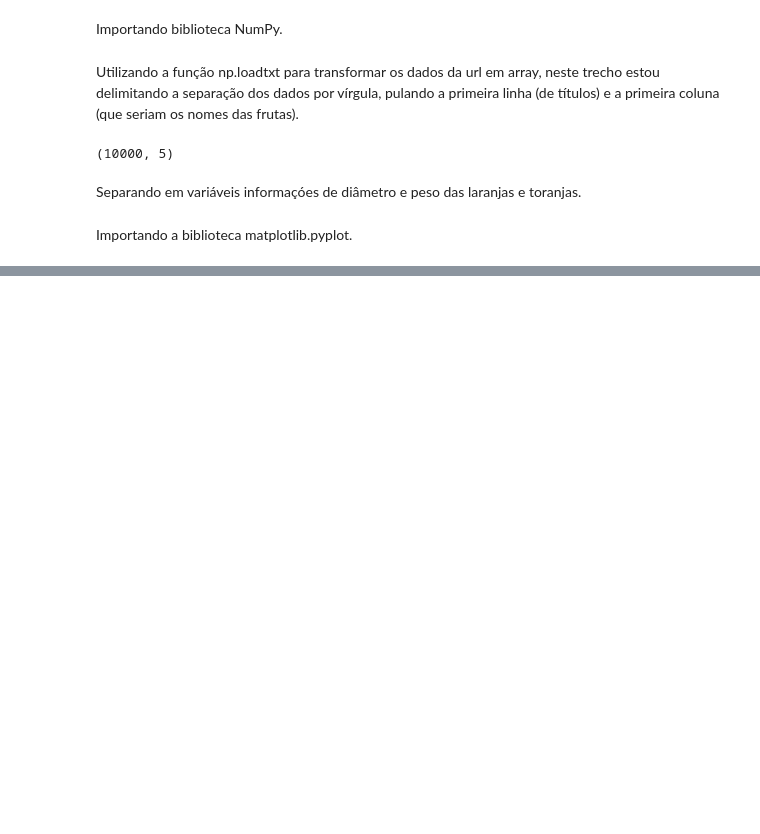
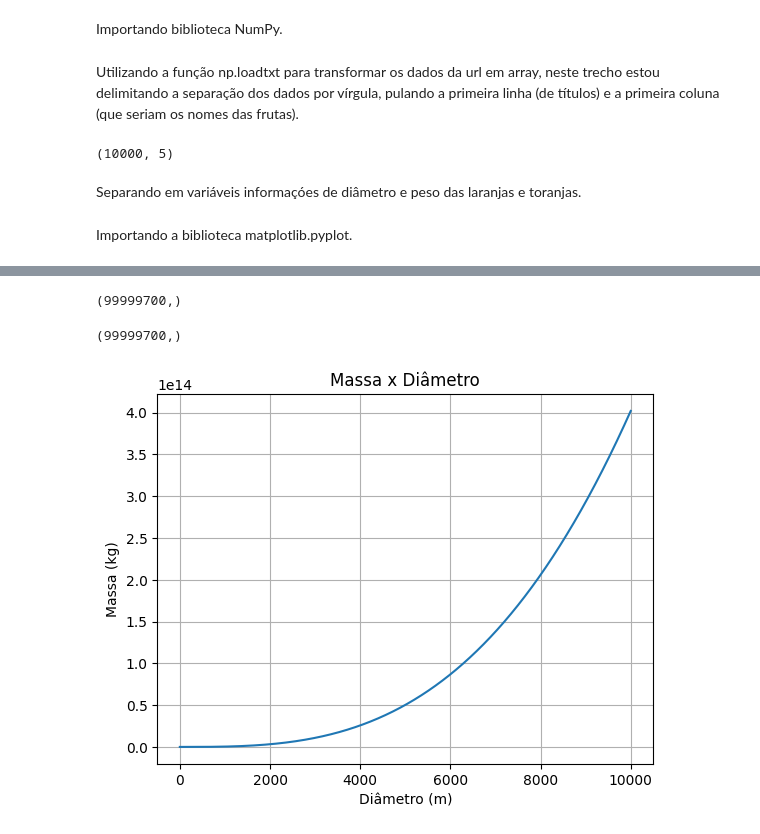
Before and after one commit to semogela/python-licoes, a Jupyter notebook: Exercícios_NumPy.ipynb, the cells around one changed output, grey strips where cells are left out. Drawn from its saved outputs; the diff is of its cells as text; code cells hidden in the pictures; blank space fills up the shorter version.

```diff
--- a/Exercícios_NumPy.ipynb
+++ b/Exercícios_NumPy.ipynb
@@ -38,0 +61,23 @@ plt.legend(['laranja', 'toranja'])
+# %%
+diametro = np.arange(3, 1000000, 0.01)
+diametro.shape
+# %% [output]
+(99999700,)
+# %%
+massa = list(range(len(diametro)))
+for i in range(len(diametro)):
+  massa[i] = 768*(math.pow(diametro[i]/100,3)*np.pi/6)
+
+massa = np.array(massa)
+massa.shape
+# %% [output]
+(99999700,)
+# %%
+plt.plot(diametro/100,massa)
+plt.title('Massa x Diâmetro')
+plt.xlabel('Diâmetro (m)')
+plt.ylabel('Massa (kg)')
+plt.grid()
+plt.show()
+# %% [output]
+[figure, added]
```
Also changed, not shown: parts of 7 cells of this notebook.
